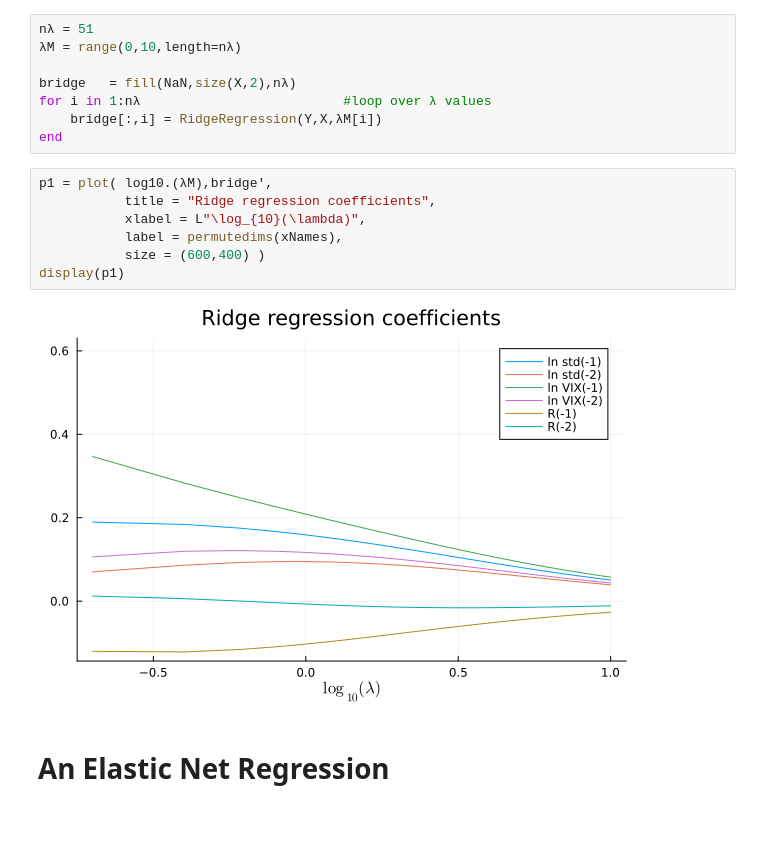
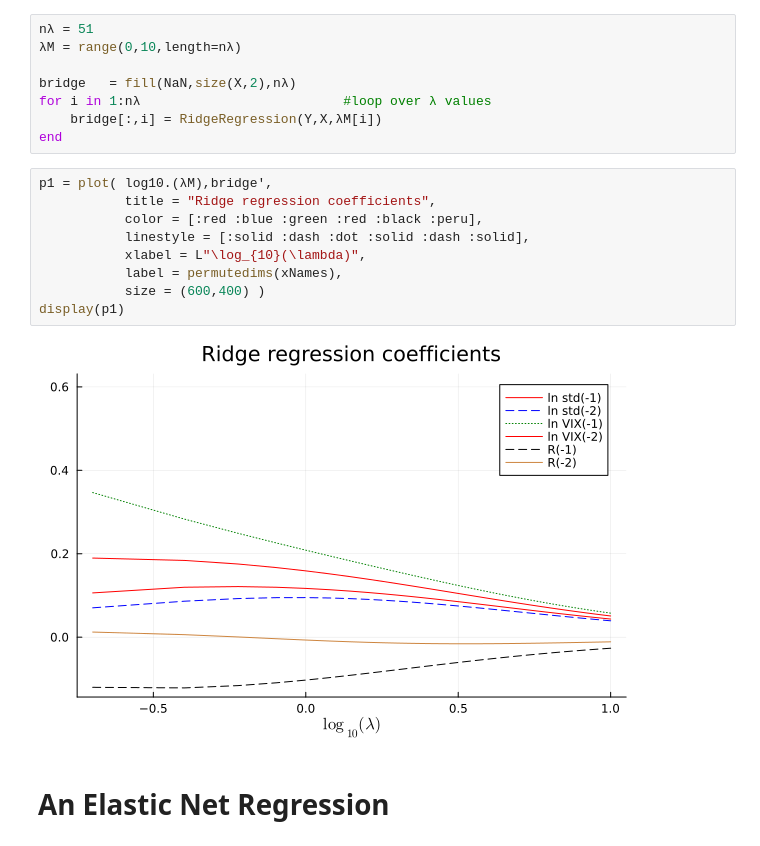
Before and after one commit to PaulSoderlind/ModernFinancialEconometrics, a Jupyter notebook: Ch16b_LassoElasticNet.ipynb, the cells around one changed output. Saved outputs shown, nothing was run; the diff lists cells and outputs as text.

```diff
--- a/Ch16b_LassoElasticNet.ipynb
+++ b/Ch16b_LassoElasticNet.ipynb
@@ -194,12 +196,14 @@ end
 # %%
 p1 = plot( log10.(λM),bridge',
            title = "Ridge regression coefficients",
+           color = [:red :blue :green :red :black :peru],
+           linestyle = [:solid :dash :dot :solid :dash :solid],
            xlabel = L"\log_{10}(\lambda)",
            label = permutedims(xNames),
            size = (600,400) )
 display(p1)
 # %% [output]
-[figure, old version]
+[figure, new version]
 # %% [markdown]
 # An Elastic Net Regression
 # %%
```
Also changed, not shown: parts of 5 cells of this notebook.
